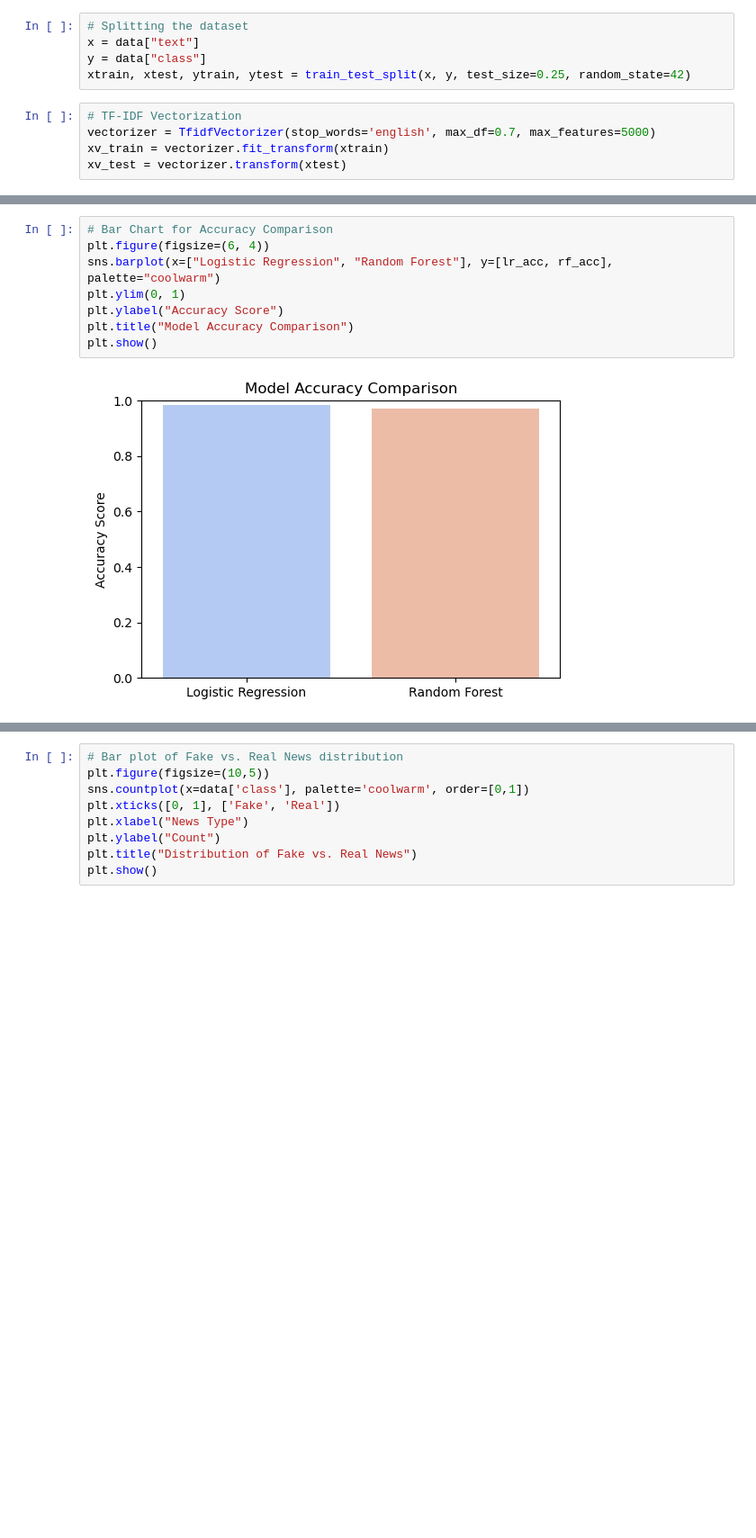
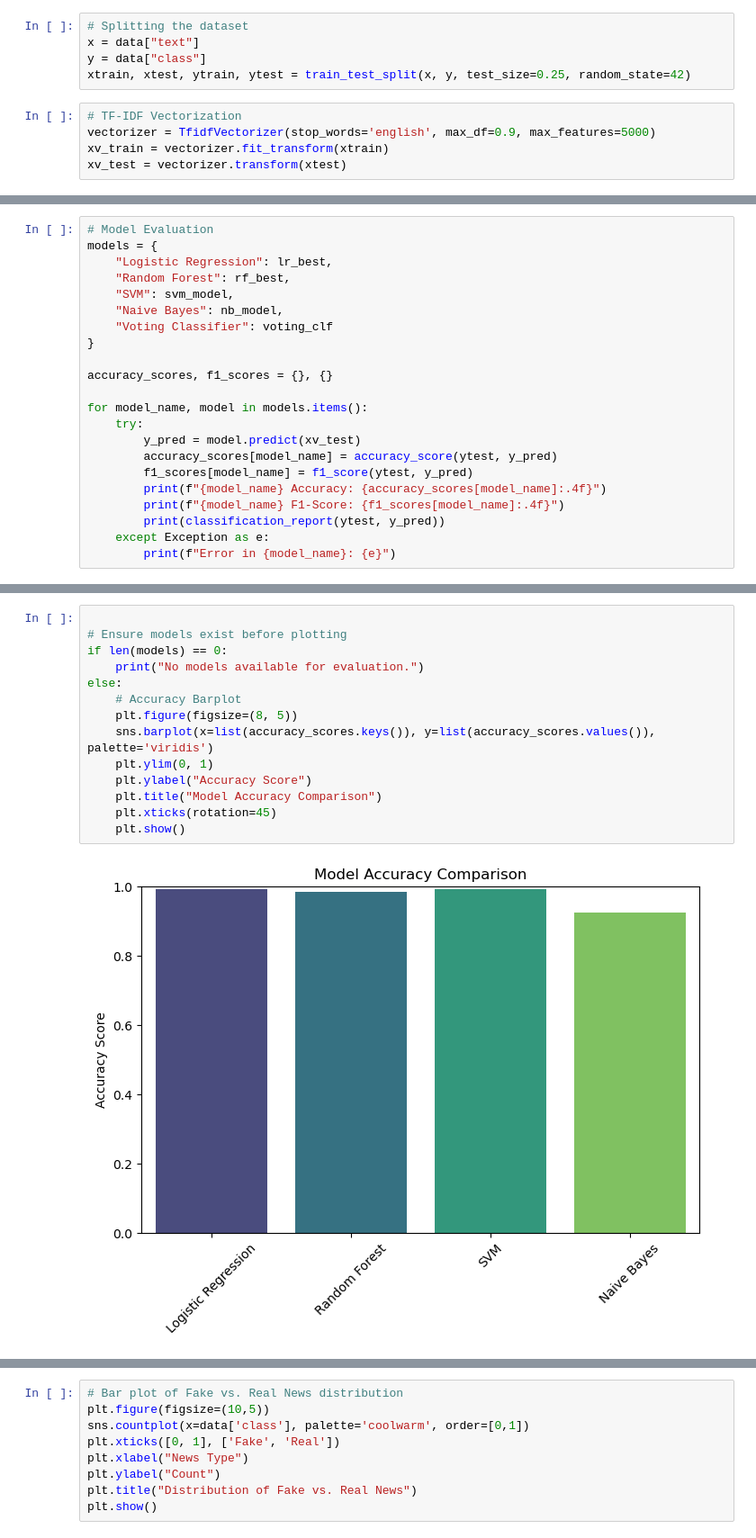
Before and after one commit to santosh2580/Fake-News-Detection, a Jupyter notebook: app.ipynb, the cells around one changed output, grey strips where cells are left out. Shown at 90% size. Drawn from its saved outputs; the diff is of its cells as text; blank space fills up the shorter version.

Commit message:
updated model

```diff
--- a/app.ipynb
+++ b/app.ipynb
@@ -42,6 +75,6 @@ y = data["class"]
 xtrain, xtest, ytrain, ytest = train_test_split(x, y, test_size=0.25, random_state=42)
 # %%
 # TF-IDF Vectorization
-vectorizer = TfidfVectorizer(stop_words='english', max_df=0.7, max_features=5000)
+vectorizer = TfidfVectorizer(stop_words='english', max_df=0.9, max_features=5000)
 xv_train = vectorizer.fit_transform(xtrain)
 xv_test = vectorizer.transform(xtest)
@@ -118,0 +134,22 @@ plt.show()
+# %%
+# Model Evaluation
+models = {
+    "Logistic Regression": lr_best,
+    "Random Forest": rf_best,
+    "SVM": svm_model,
+    "Naive Bayes": nb_model,
+    "Voting Classifier": voting_clf
+}
+
+accuracy_scores, f1_scores = {}, {}
+
+for model_name, model in models.items():
+    try:
+        y_pred = model.predict(xv_test)
+        accuracy_scores[model_name] = accuracy_score(ytest, y_pred)
+        f1_scores[model_name] = f1_score(ytest, y_pred)
+        print(f"{model_name} Accuracy: {accuracy_scores[model_name]:.4f}")
+        print(f"{model_name} F1-Score: {f1_scores[model_name]:.4f}")
+        print(classification_report(ytest, y_pred))
+    except Exception as e:
+        print(f"Error in {model_name}: {e}")
@@ -119,10 +174,16 @@ plt.show()
 # %%
-# Bar Chart for Accuracy Comparison
-plt.figure(figsize=(6, 4))
-sns.barplot(x=["Logistic Regression", "Random Forest"], y=[lr_acc, rf_acc], palette="coolwarm")
-plt.ylim(0, 1)
-plt.ylabel("Accuracy Score")
-plt.title("Model Accuracy Comparison")
-plt.show()
+
+# Ensure models exist before plotting
+if len(models) == 0:
+    print("No models available for evaluation.")
+else:
+    # Accuracy Barplot
+    plt.figure(figsize=(8, 5))
+    sns.barplot(x=list(accuracy_scores.keys()), y=list(accuracy_scores.values()), palette='viridis')
+    plt.ylim(0, 1)
+    plt.ylabel("Accuracy Score")
+    plt.title("Model Accuracy Comparison")
+    plt.xticks(rotation=45)
+    plt.show()
 # %% [output]
-[figure, old version]
+[figure, new version]
```
Also changed, not shown: parts of 24 cells of this notebook, 11 other files.
